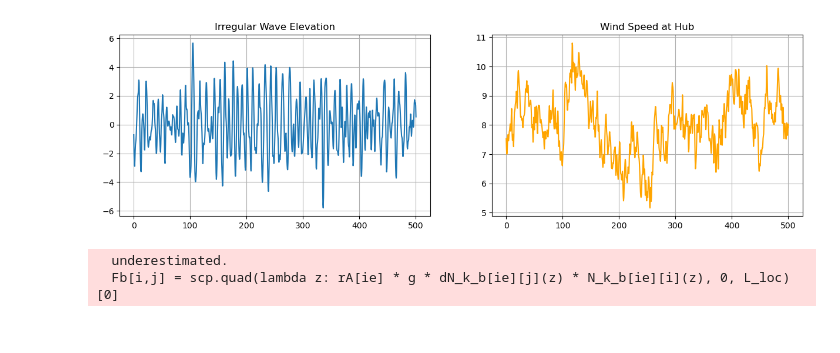
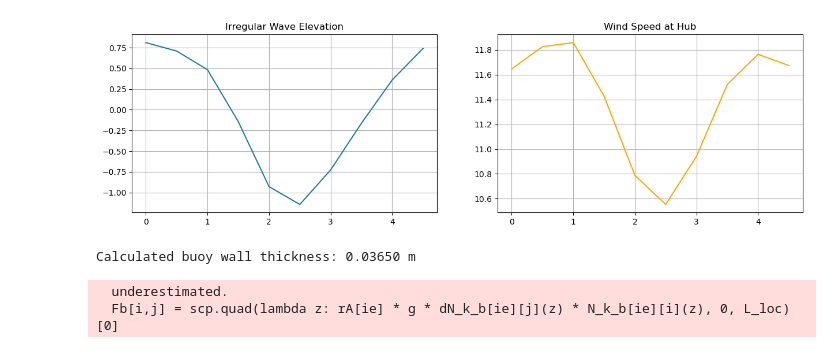
Before and after one commit to Coen10001/numerical-methods-Coen, a Jupyter notebook: CFD Formative assignments/Wind, waves and FEM.ipynb, the cells around one changed output. Saved outputs shown, nothing was run; the diff lists cells and outputs as text; code cells hidden in the pictures.

```diff
--- a/CFD Formative assignments/Wind, waves and FEM.ipynb
+++ b/CFD Formative assignments/Wind, waves and FEM.ipynb
@@ -129,42 +129,42 @@ def calculateWindTimeSeriesFFT(windDict):
     return out
 
 # --- DICTIONARIES & GENERATION ---
-timeInfo = {"TTrans":50, "TDur":501, "dt":0.5, "fHighCut":0.5}
-wind = {"I": 0.14, "l": 340.2, "V_10": 8.0}
-wave = {"Hs": 7.5, "Tp": 11, "gamma": 1.0, "h": 320, "z": np.arange(-320, 1, 1)}
+timeInfo = {"TTrans":50, "TDur":5, "dt":0.5, "fHighCut":0.5}
+wind = {"I": 0.14, "l": 340.2, "V_10": 11.4}
+wave = {"Hs": 9.14, "Tp": 13.6, "gamma": 1.0, "h": 320, "z": np.arange(-320, 1, 1)}
 
 # Generate Waves
 wave.update(timeInfo)
 wave["t"] = np.arange(0, wave["TDur"], wave["dt"])
 waves = calculateKinematicsFFT(calculateFreeSurfaceElevationTimeSeriesFFT(generateRandomPhases(calculateJONSWAPSpectrum(wave), seed=3)))
 # WAVE GENERATION (Executes from the inside -> out):
 # 1. calculateJONSWAPSpectrum: Creates the wave energy spectrum (frequency domain) based on Hs and Tp.
 # 2. generateRandomPhases: Assigns random phases to the spectrum frequencies so the wave is irregular (seed=3 ensures repeatability).
 # 3. calculateFreeSurfaceElevationTimeSeriesFFT: Uses IFFT to convert the spectrum & phases into a time-series surface elevation.
 # 4. calculateKinematicsFFT: Takes the elevation data and calculates sub-surface velocity, acceleration, and pressure.
 
 
 # Generate Wind
 wind.update(timeInfo)
 wind["t"] = waves["t"]
 wind = calculateWindTimeSeriesFFT(generateRandomPhases(calculateKaimalSpectrum(wind)))
 # WIND GENERATION (Executes from the inside -> out):
 # 1. calculateKaimalSpectrum: Creates the turbulent wind energy spectrum.
 # 2. generateRandomPhases: Assigns random phases for realistic, repeatable wind gusts.
 # 3. calculateWindTimeSeriesFFT: Uses IFFT to convert the spectrum into a time-series wind speed.
 
 
 # Plotting Environments
 fig, axs = plt.subplots(1, 2, figsize=(15, 4))
 axs[0].plot(waves["t"], waves["eta"])
 axs[0].set_title("Irregular Wave Elevation")
 axs[0].grid()
 axs[1].plot(wind["t"], wind["V_hub"], color='orange')
 axs[1].set_title("Wind Speed at Hub")
 axs[1].grid()
 plt.show()
 # %% [output]
-[figure, old version]
+[figure, new version]
 # %%
 # ==============================================================================
 # CELL 2: MOORING & THRUST LOOKUP TABLES
@@ -292,12 +332,24 @@ D_above_buoy, D_below_buoy = 6.5, 9.4
 H_taper_buoy = np.abs(z_top_taper_buoy - z_base_taper_buoy)
 taper_slope_buoy = (D_below_buoy - D_above_buoy) / H_taper_buoy
 
-m_buoy = 7466330
-cog_buoy = -89.9155
+m_buoy = 7466330        #kg
+cog_buoy = -89.9155     #m
 
 zn_range = np.array([draft, z_base_taper_buoy, z_top_taper_buoy, 0, z_top_buoy])
 R_buoy_key = np.array([D_below_buoy/2, D_below_buoy/2, D_above_buoy/2, D_above_buoy/2, D_above_buoy/2])
-t_buoy_key = np.ones_like(zn_range)*0.0365
+
+# Dynamically calculate the wall thickness based on the known shell mass
+m_shell_target = 1135557
+I_R = np.trapz(2 * R_buoy_key, zn_range)
+L = np.trapz(np.ones_like(zn_range), zn_range)
+
+# Solve quadratic: (rho * np.pi * L)*t^2 - (rho * np.pi * I_R)*t + m_shell_target = 0
+a_quad = rho * np.pi * L
+b_quad = -rho * np.pi * I_R
+t_buoy_val = (-b_quad - np.sqrt(b_quad**2 - 4 * a_quad * m_shell_target)) / (2 * a_quad)
+print(f"Calculated buoy wall thickness: {t_buoy_val:.5f} m")
+
+t_buoy_key = np.ones_like(zn_range) * t_buoy_val
 
 A_buoy_key = np.pi*(R_buoy_key**2 - (R_buoy_key-t_buoy_key)**2)
 V0_buoy = np.trapz(np.pi*R_buoy_key**2, zn_range) - np.pi*R_buoy_key[-1]**2*z_top_buoy
@@ -313,6 +365,8 @@ H_ballast = 2*(CM_ballast - zn_range[0])
 V_ballast = H_ballast*np.pi*(R_buoy_key[0]-t_buoy_key[0])**2
 rho_ballast = m_ballast / V_ballast
 rA_ballast_val = rho_ballast*np.pi*(R_buoy_key[0]-t_buoy_key[0])**2
+# %% [output]
+Calculated buoy wall thickness: 0.03650 m
 # %%
 # ==============================================================================
 # CELL 4: DISCRETIZATION AND PROPERTY MAPPING
```
Also changed, not shown: parts of 4 cells of this notebook.
